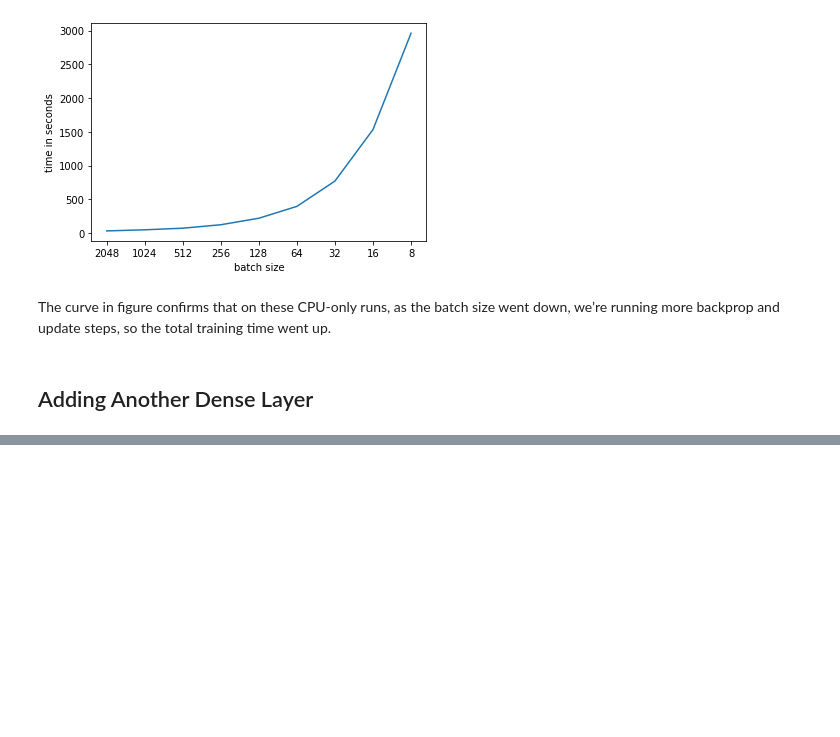
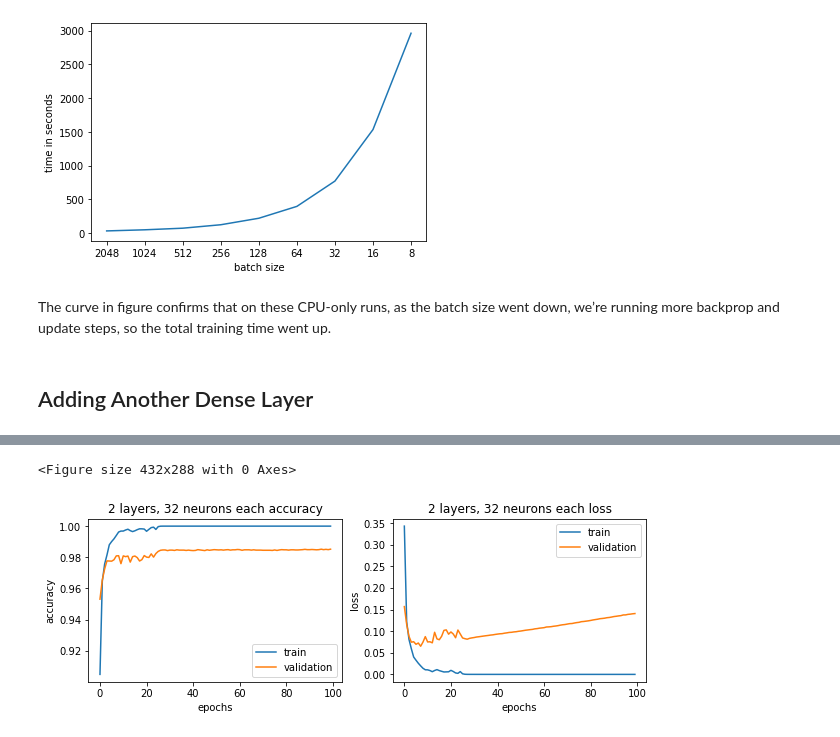
Before and after one commit to rahiakela/deep-learning--from-basics-to-practice, a Jupyter notebook: 1_improving_the_model.ipynb, the cells around one changed output, grey strips where cells are left out. Saved outputs shown, nothing was run; the diff lists cells and outputs as text; code cells hidden in the pictures; blank space fills up the shorter version.

```diff
--- a/1_improving_the_model.ipynb
+++ b/1_improving_the_model.ipynb
@@ -299,0 +506,26 @@ so the total training time went up.
+# %%
+plt.clf()   # clear previuos figure
+
+xs = range(len(history_3.history['accuracy']))
+
+plt.figure(figsize=(10,3))
+plt.subplot(1, 2, 1)
+plt.plot(xs, history_3.history['accuracy'], label='train')
+plt.plot(xs, history_3.history['val_accuracy'], label='validation')
+plt.legend(loc='lower right')
+plt.xlabel('epochs')
+plt.ylabel('accuracy')
+plt.title('2 layers, 32 neurons each accuracy')
+
+plt.subplot(1, 2, 2)
+plt.plot(xs, history_3.history['loss'], label='train')
+plt.plot(xs, history_3.history['val_loss'], label='validation')
+plt.legend(loc='upper right')
+plt.xlabel('epochs')
+plt.ylabel('loss')
+plt.title('2 layers, 32 neurons each loss')
+
+plt.show()
+# %% [output]
+<Figure size 432x288 with 0 Axes>
+[figure, added]
```
Also changed, not shown: parts of 24 cells of this notebook.
